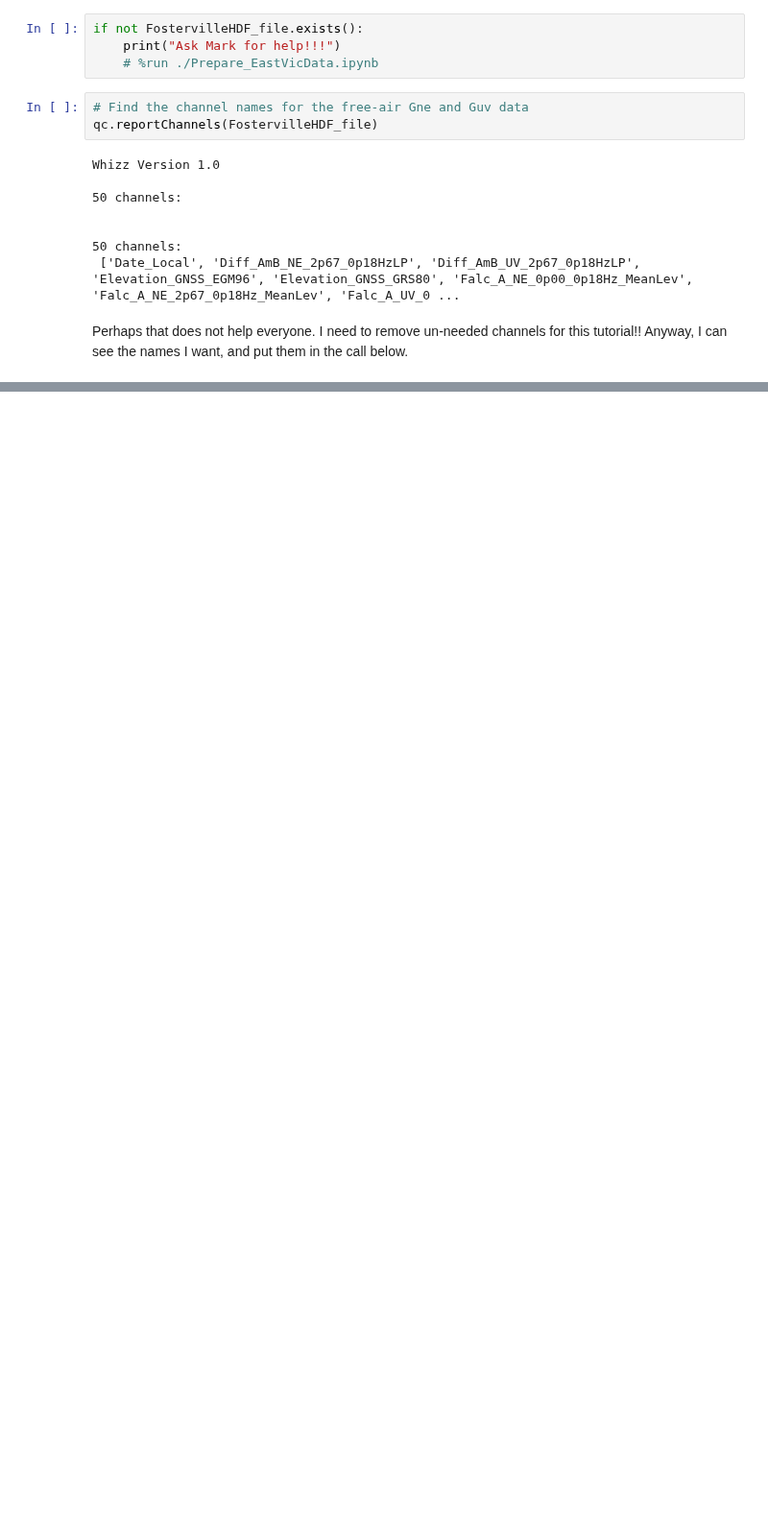
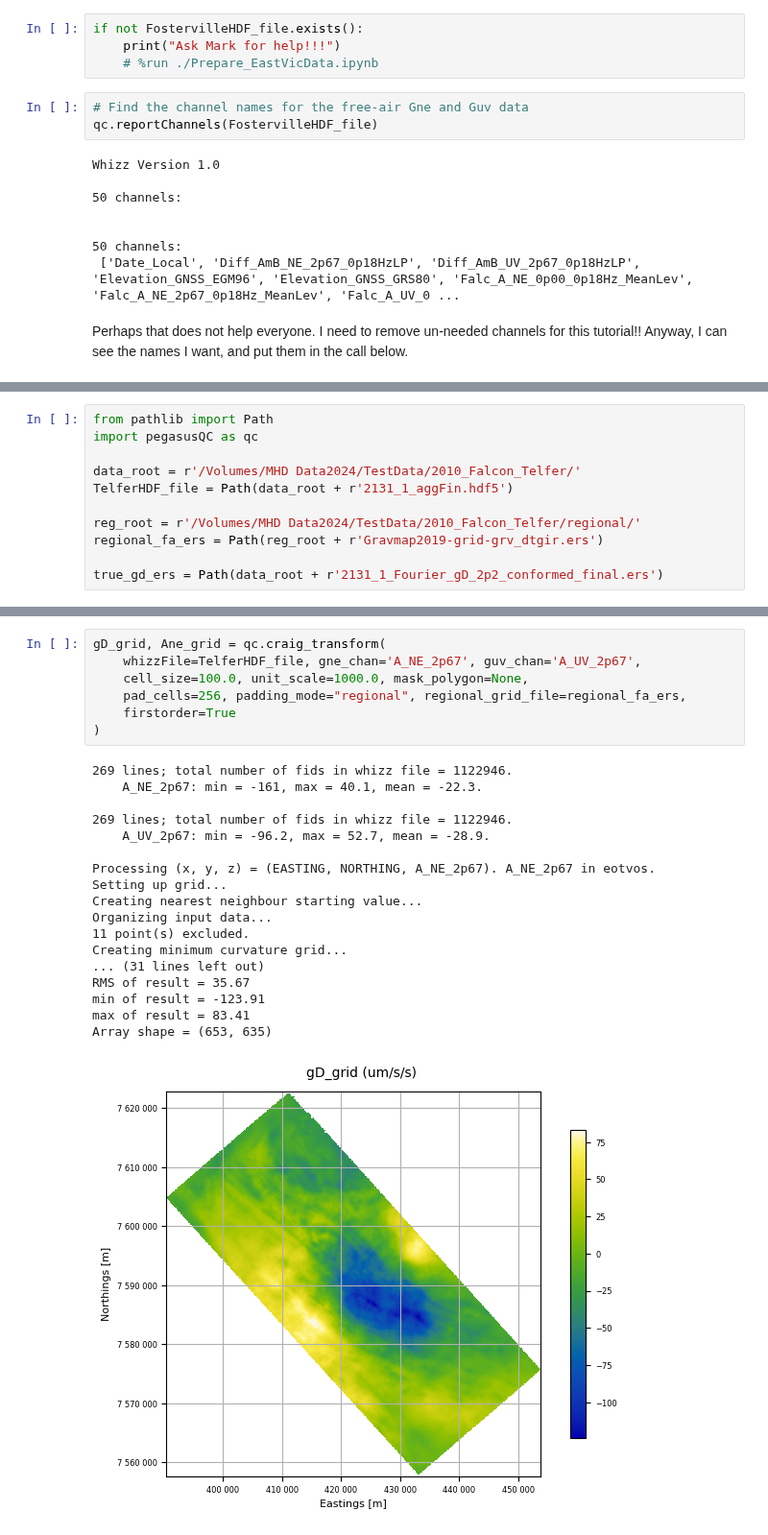
Before and after one commit to GeoscienceAustralia/galileoQC, a Jupyter notebook: docs/source/tutorials/Craig_transform_Gne_Guv.ipynb, the cells around one changed output, grey strips where cells are left out. Shown at 96% size. Drawn from its saved outputs; the diff is of its cells as text; blank space fills up the shorter version.

```diff
--- a/docs/source/tutorials/Craig_transform_Gne_Guv.ipynb
+++ b/docs/source/tutorials/Craig_transform_Gne_Guv.ipynb
@@ -78,0 +107,11 @@ Array shape = (418, 233)
+# %%
+from pathlib import Path
+import pegasusQC as qc
+
+data_root = r'/Volumes/MHD Data2024/TestData/2010_Falcon_Telfer/'
+TelferHDF_file = Path(data_root + r'2131_1_aggFin.hdf5')
+
+reg_root = r'/Volumes/MHD Data2024/TestData/2010_Falcon_Telfer/regional/'
+regional_fa_ers = Path(reg_root + r'Gravmap2019-grid-grv_dtgir.ers')
+
+true_gd_ers = Path(data_root + r'2131_1_Fourier_gD_2p2_conformed_final.ers')
@@ -78,0 +133,26 @@ Array shape = (418, 233)
+# %%
+gD_grid, Ane_grid = qc.craig_transform(
+    whizzFile=TelferHDF_file, gne_chan='A_NE_2p67', guv_chan='A_UV_2p67',
+    cell_size=100.0, unit_scale=1000.0, mask_polygon=None,
+    pad_cells=256, padding_mode="regional", regional_grid_file=regional_fa_ers,
+    firstorder=True
+)
+# %% [output]
+269 lines; total number of fids in whizz file = 1122946.
+    A_NE_2p67: min = -161, max = 40.1, mean = -22.3.
+
+269 lines; total number of fids in whizz file = 1122946.
+    A_UV_2p67: min = -96.2, max = 52.7, mean = -28.9.
+
+Processing (x, y, z) = (EASTING, NORTHING, A_NE_2p67). A_NE_2p67 in eotvos.
+Setting up grid...
+Creating nearest neighbour starting value...
+Organizing input data...
+11 point(s) excluded.
+Creating minimum curvature grid...
+... (31 lines left out)
+RMS of result = 35.67
+min of result = -123.91
+max of result = 83.41
+Array shape = (653, 635)
+[figure, added]
```
Also changed, not shown: parts of 13 cells of this notebook, 15 other files.
